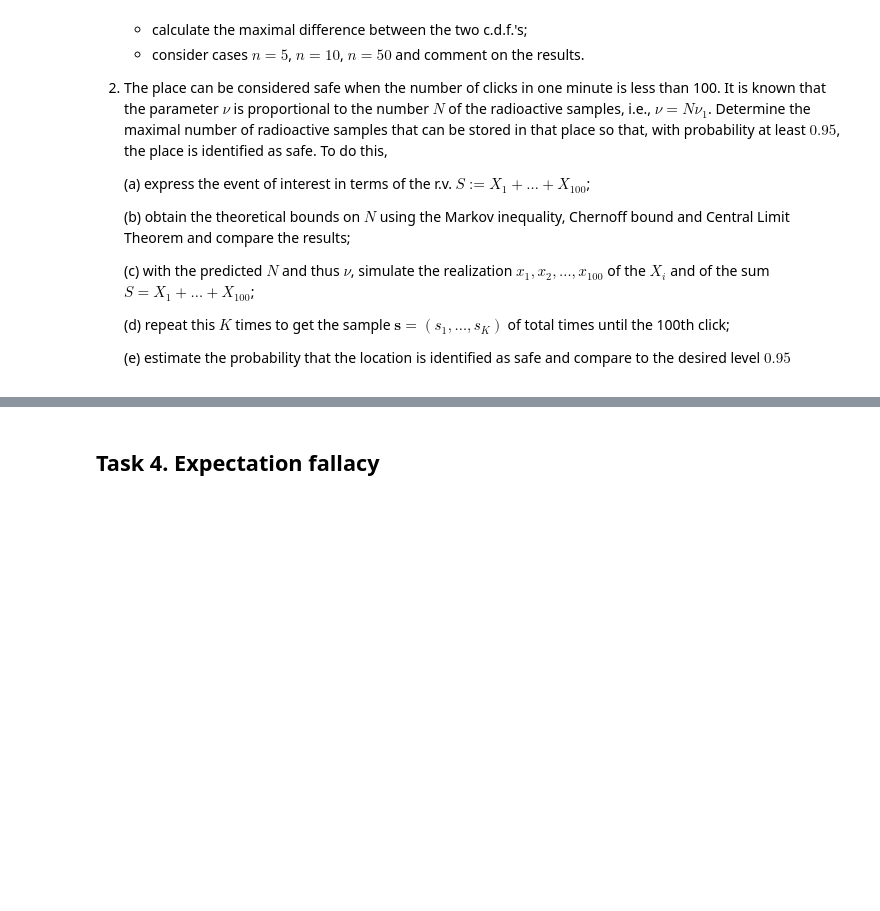
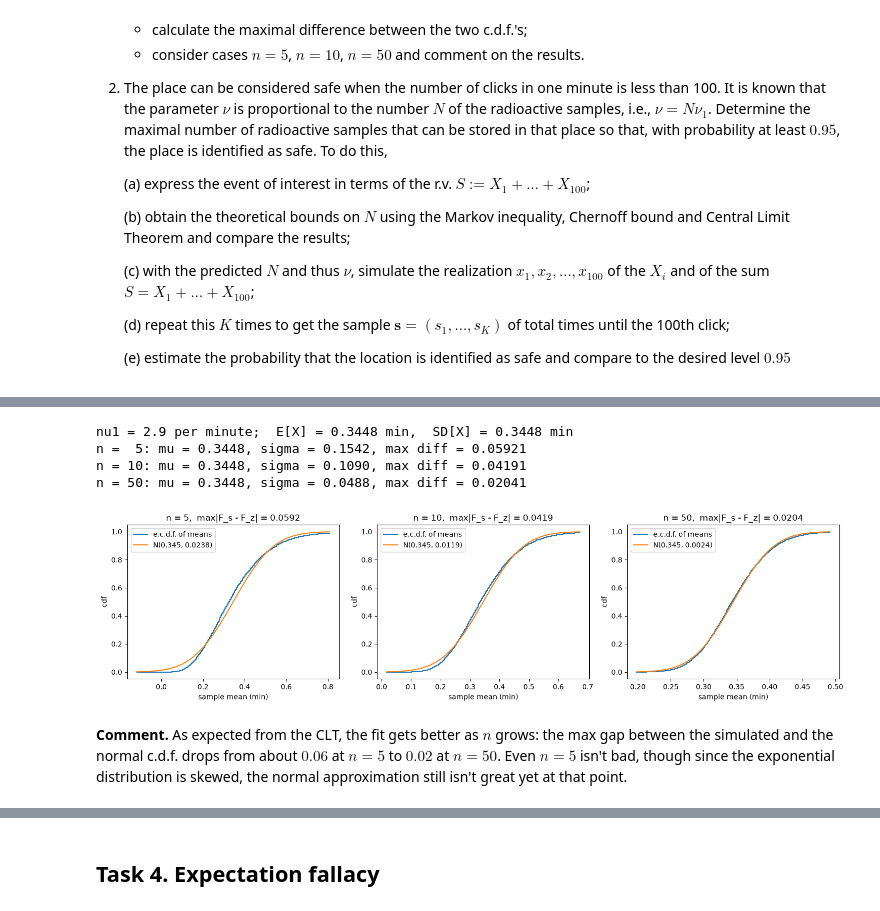
Before and after one commit to Levko0/PS-Lab2, a Jupyter notebook: RV_CLT_PS_Lab2_.ipynb, the cells around one changed output, grey strips where cells are left out. Saved outputs shown, nothing was run; the diff lists cells and outputs as text; code cells hidden in the pictures; blank space fills up the shorter version.

```diff
--- a/RV_CLT_PS_Lab2_.ipynb
+++ b/RV_CLT_PS_Lab2_.ipynb
@@ -268,0 +278,34 @@ One of the devices to measure radioactivity level at a given location is the Gei
+# %%
+from scipy.stats import ecdf
+
+nu1 = team_id / 10 + 1          # click rate of a single stored source, per minute
+mu_X, sigma_X = 1 / nu1, 1 / nu1
+print(f"nu1 = {nu1} per minute;  E[X] = {mu_X:.4f} min,  SD[X] = {sigma_X:.4f} min")
+
+K = 20_000
+ns = [5, 10, 50]
+
+fig, axes = plt.subplots(1, len(ns), figsize=(5 * len(ns), 4))
+for ax, n in zip(axes, ns):
+    s = np.random.exponential(scale=1 / nu1, size=(K, n)).mean(axis=1)
+    mu, sigma = 1 / nu1, 1 / (nu1 * np.sqrt(n))
+    Fs = ecdf(s).cdf.evaluate
+    Fz = norm(mu, sigma).cdf
+    t = np.linspace(mu - 3 * sigma, mu + 3 * sigma, 200)
+    d = np.max(np.abs(Fs(t) - Fz(t)))
+
+    ax.step(t, Fs(t), where="post", label="e.c.d.f. of means")
+    ax.plot(t, Fz(t), label=f"N({mu:.3f}, {sigma**2:.4f})")
+    ax.set_title(f"n = {n},  max|F_s - F_z| = {d:.4f}")
+    ax.set_xlabel("sample mean (min)"); ax.set_ylabel("cdf"); ax.legend()
+    print(f"n = {n:2d}: mu = {mu:.4f}, sigma = {sigma:.4f}, max diff = {d:.5f}")
+
+plt.tight_layout(); plt.show()
+# %% [output]
+nu1 = 2.9 per minute;  E[X] = 0.3448 min,  SD[X] = 0.3448 min
+n =  5: mu = 0.3448, sigma = 0.1542, max diff = 0.05921
+n = 10: mu = 0.3448, sigma = 0.1090, max diff = 0.04191
+n = 50: mu = 0.3448, sigma = 0.0488, max diff = 0.02041
+[figure, added]
+# %% [markdown]
+**Comment.** As expected from the CLT, the fit gets better as $n$ grows: the max gap between the simulated and the normal c.d.f. drops from about $0.06$ at $n=5$ to $0.02$ at $n=50$. Even $n=5$ isn't bad, though since the exponential distribution is skewed, the normal approximation still isn't great yet at that point.
```
Also changed, not shown: parts of 23 cells of this notebook.
